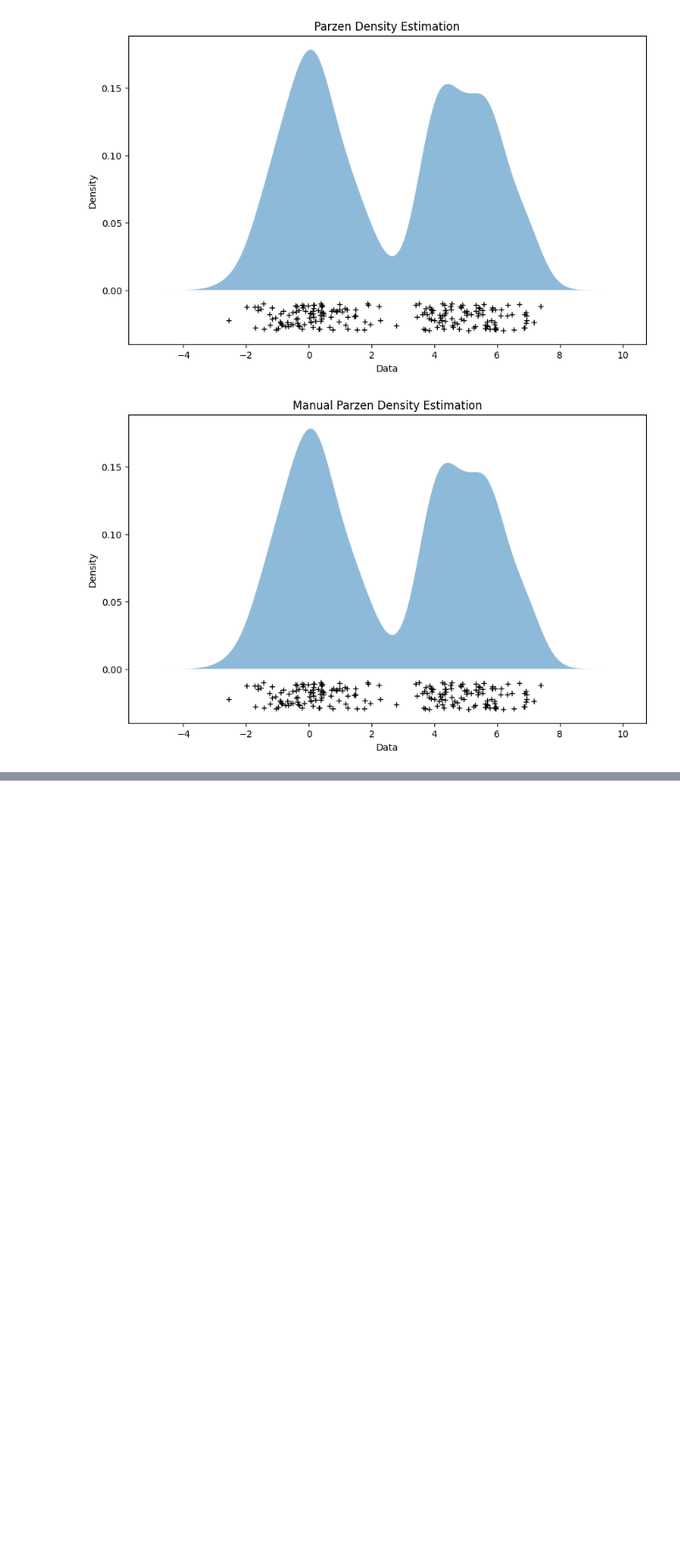
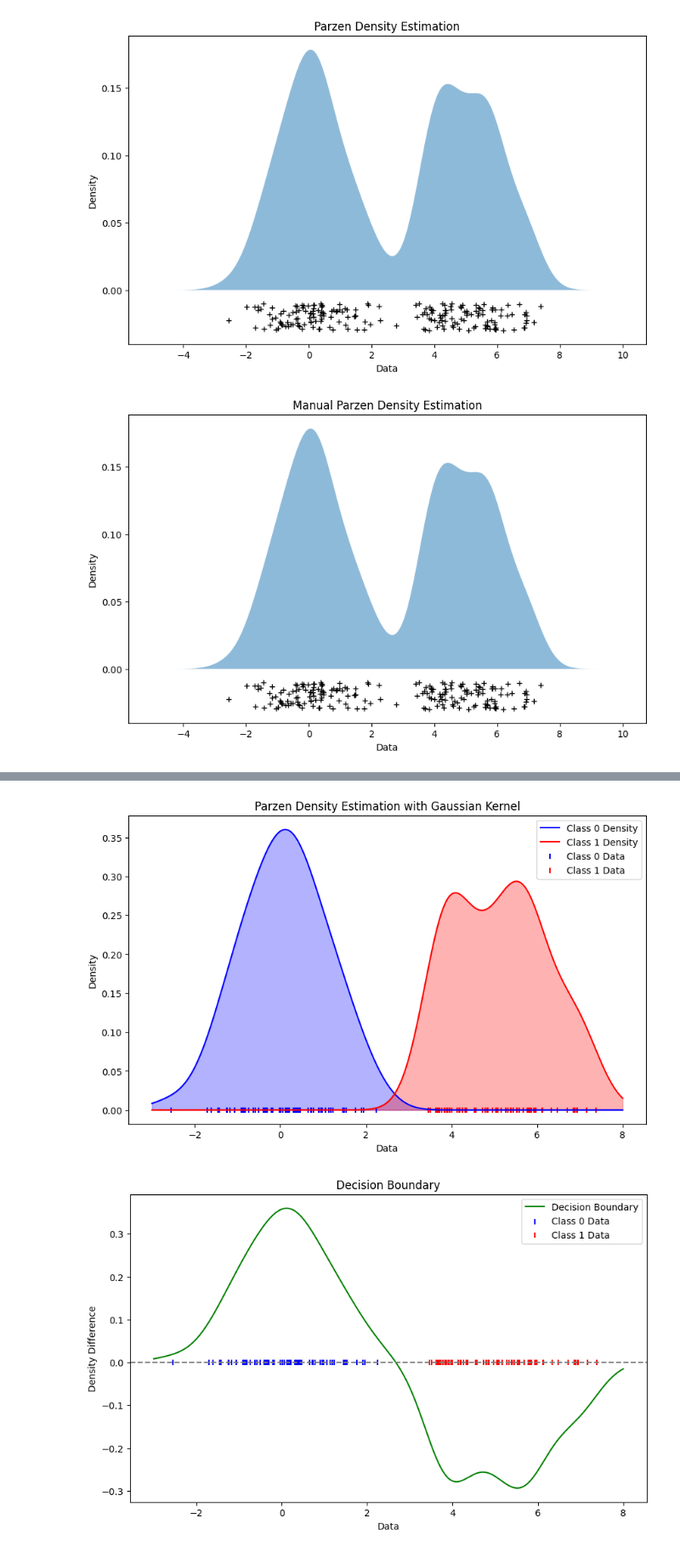
Before and after one commit to OmarTheMostWanted/CSE-DSAIT4005-Machine-and-Deep-Learning, a Jupyter notebook: Notes.ipynb, the cells around one changed output, grey strips where cells are left out. Shown at 85% size. Saved outputs shown, nothing was run; the diff lists cells and outputs as text; code cells hidden in the pictures; blank space fills up the shorter version.

```diff
--- a/Notes.ipynb
+++ b/Notes.ipynb
@@ -1082,0 +1310,63 @@ plt.show()
+# %%
+import numpy as np
+import matplotlib.pyplot as plt
+from sklearn.model_selection import train_test_split
+
+# Generate synthetic data
+np.random.seed(0)
+X_class0 = np.random.normal(0, 1, 100)
+X_class1 = np.random.normal(5, 1, 100)
+X = np.concatenate([X_class0, X_class1])
+y = np.array([0] * 100 + [1] * 100)
+
+# Split the data into training and testing sets
+X_train, X_test, y_train, y_test = train_test_split(X, y, test_size=0.3, random_state=0)
+
+# Define the Gaussian kernel function
+def gaussian_kernel(x, xi, bandwidth):
+    return (1 / (np.sqrt(2 * np.pi) * bandwidth)) * np.exp(-0.5 * ((x - xi) / bandwidth) ** 2)
+
+# Estimate density using Parzen window
+def parzen_density_estimation(data, z, bandwidth):
+    n = len(data)
+    return np.sum([gaussian_kernel(z, xi, bandwidth) for xi in data]) / n
+
+# Define the bandwidth
+bandwidth = 0.5
+
+# Generate points where we want to estimate the density
+X_plot = np.linspace(-3, 8, 1000)
+
+# Estimate the density for each class
+density_class0 = np.array([parzen_density_estimation(X_train[y_train == 0], z, bandwidth) for z in X_plot])
+density_class1 = np.array([parzen_density_estimation(X_train[y_train == 1], z, bandwidth) for z in X_plot])
+
+# Plot the results
+plt.figure(figsize=(10, 6))
+plt.plot(X_plot, density_class0, label='Class 0 Density', color='blue')
+plt.plot(X_plot, density_class1, label='Class 1 Density', color='red')
+plt.fill_between(X_plot, density_class0, alpha=0.3, color='blue')
+plt.fill_between(X_plot, density_class1, alpha=0.3, color='red')
+plt.scatter(X_train[y_train == 0], np.zeros_like(X_train[y_train == 0]), color='blue', marker='|', label='Class 0 Data')
+plt.scatter(X_train[y_train == 1], np.zeros_like(X_train[y_train == 1]), color='red', marker='|', label='Class 1 Data')
+plt.title('Parzen Density Estimation with Gaussian Kernel')
+plt.xlabel('Data')
+plt.ylabel('Density')
+plt.legend()
+plt.show()
+
+# Plot decision boundary
+decision_boundary = density_class0 - density_class1
+plt.figure(figsize=(10, 6))
+plt.plot(X_plot, decision_boundary, label='Decision Boundary', color='green')
+plt.axhline(0, color='gray', linestyle='--')
+plt.scatter(X_train[y_train == 0], np.zeros_like(X_train[y_train == 0]), color='blue', marker='|', label='Class 0 Data')
+plt.scatter(X_train[y_train == 1], np.zeros_like(X_train[y_train == 1]), color='red', marker='|', label='Class 1 Data')
+plt.title('Decision Boundary')
+plt.xlabel('Data')
+plt.ylabel('Density Difference')
+plt.legend()
+plt.show()
+# %% [output]
+[figure, added]
+[figure, added]
```
Also changed, not shown: parts of 12 cells of this notebook.
